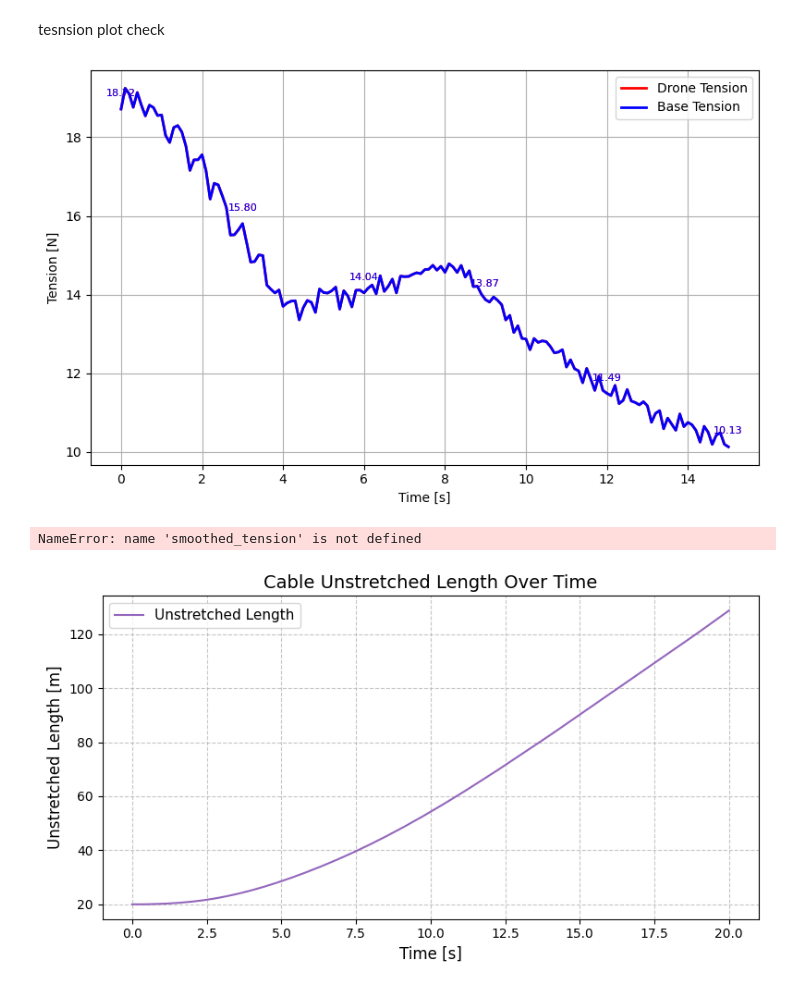
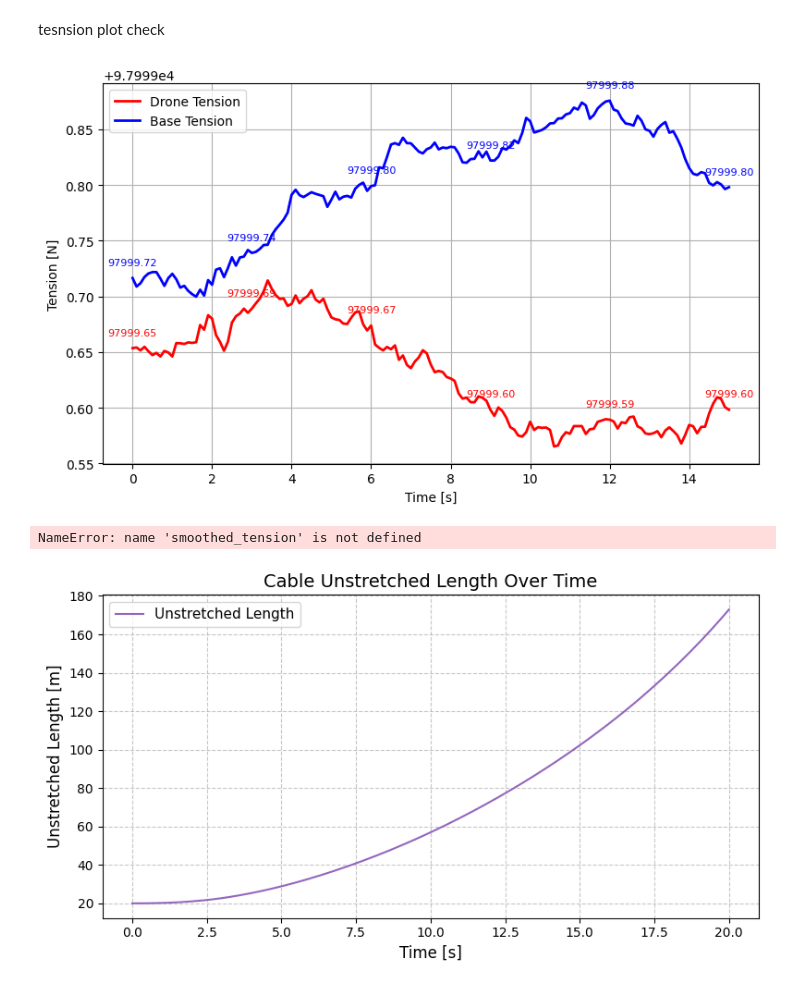
Before and after one commit to Ravi131729/tether_drone, a Jupyter notebook: test.ipynb, the cells around one changed output. Saved outputs shown, nothing was run; the diff lists cells and outputs as text; code cells hidden in the pictures.

```diff
--- a/test.ipynb
+++ b/test.ipynb
@@ -295,7 +287,7 @@ import os
 import re
 
 # === Test file ===
-test_file = "winch_tf20s_L520.0_N1.npz"
+test_file = "winch_tf20s_L520.0_N50.npz"
 
 # === Simulation parameters ===
 L = 520.0
@@ -423,34 +415,34 @@ ax.grid(True)
 fig.tight_layout()
 plt.show()
 
 # ---- Momentum change from smoothed tension ----
 momentum_changes = []
 for k in range(len(smoothed_tension) - window_ds):
     y = smoothed_tension[k:k+window_ds]
     x = time_smoothed[k:k+window_ds]
     impulse = np.trapezoid(y, x)
     momentum_changes.append(impulse)
 momentum_changes = np.array(momentum_changes)
 time_mc = time_smoothed[:len(momentum_changes)]
 
 # Smooth momentum curve
 smoothed_mc = moving_average(momentum_changes, w=20)
 time_mc_sm = time_mc[:len(smoothed_mc)]
 
 # ---- Plot Momentum Change ----
 fig, ax = plt.subplots(figsize=(8, 5))
 ax.plot(time_mc_sm, smoothed_mc, "r-", lw=2,
         label="Momentum Change ")
 avg_val_mc = np.mean(smoothed_mc)
 ax.axhline(avg_val_mc, color="g", linestyle="--",
            label=f"Mean = {avg_val_mc:.2f}")
 annotate_curve(ax, time_mc_sm, smoothed_mc, n=6, color="blue")
 ax.set_xlabel("Time [s]"); ax.set_ylabel("Momentum Change (Impulse)")
 ax.set_title("Momentum Change ")
 ax.legend(); ax.grid(True); fig.tight_layout()
 plt.show()
 # %% [output]
-[figure, old version]
+[figure, new version]
 NameError: name 'smoothed_tension' is not defined
 # %%
 # ---- Unstretched Length ----
@@ -472,7 +464,7 @@ fig.tight_layout()
 
 plt.show()
 # %% [output]
-[figure, old version]
+[figure, new version]
 # %%
 from plotter.plot import plot_xz_trajectory
 from plotter.animate import animate_traj
```
Also changed, not shown: parts of 13 cells of this notebook, 15 other files.
